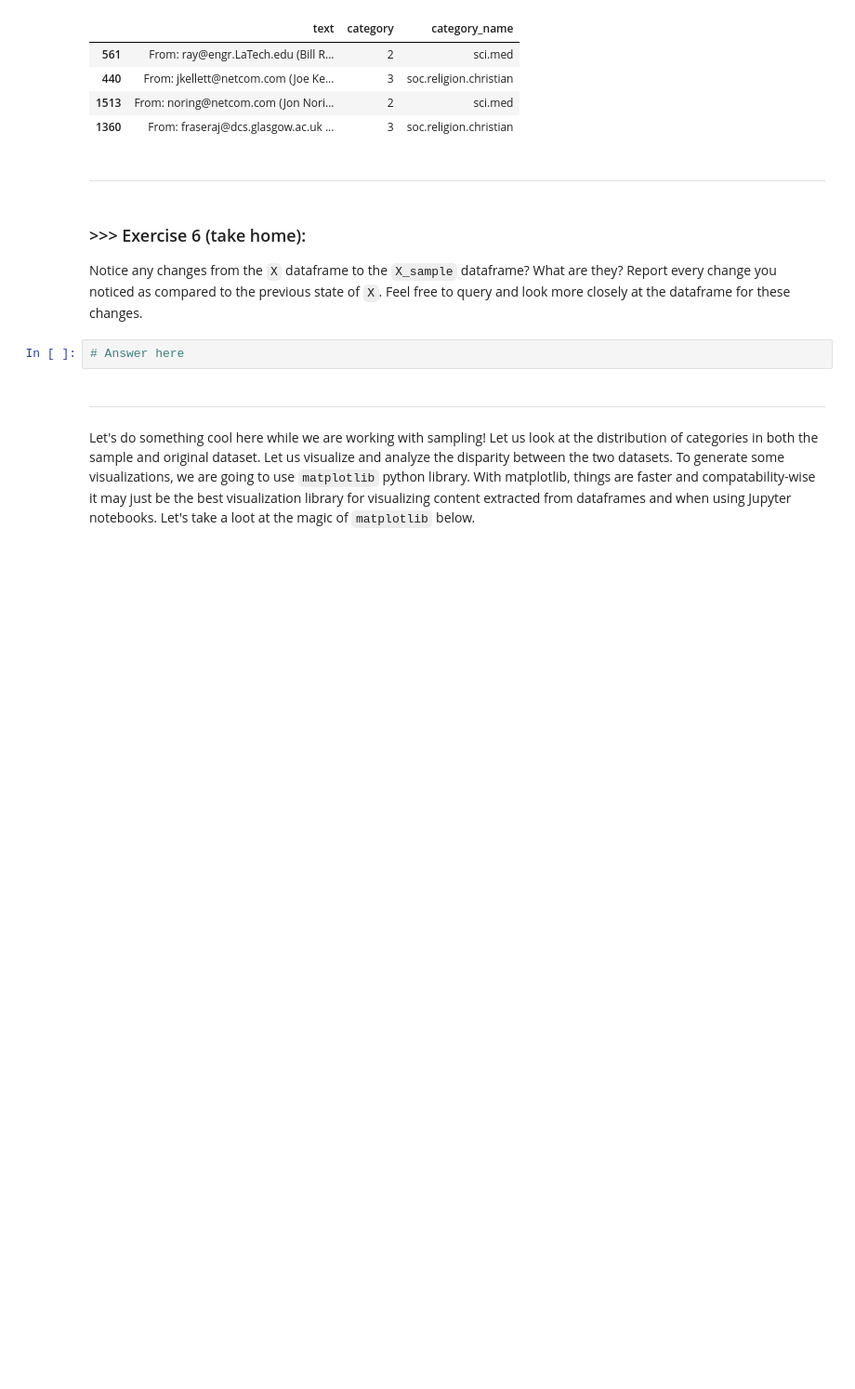
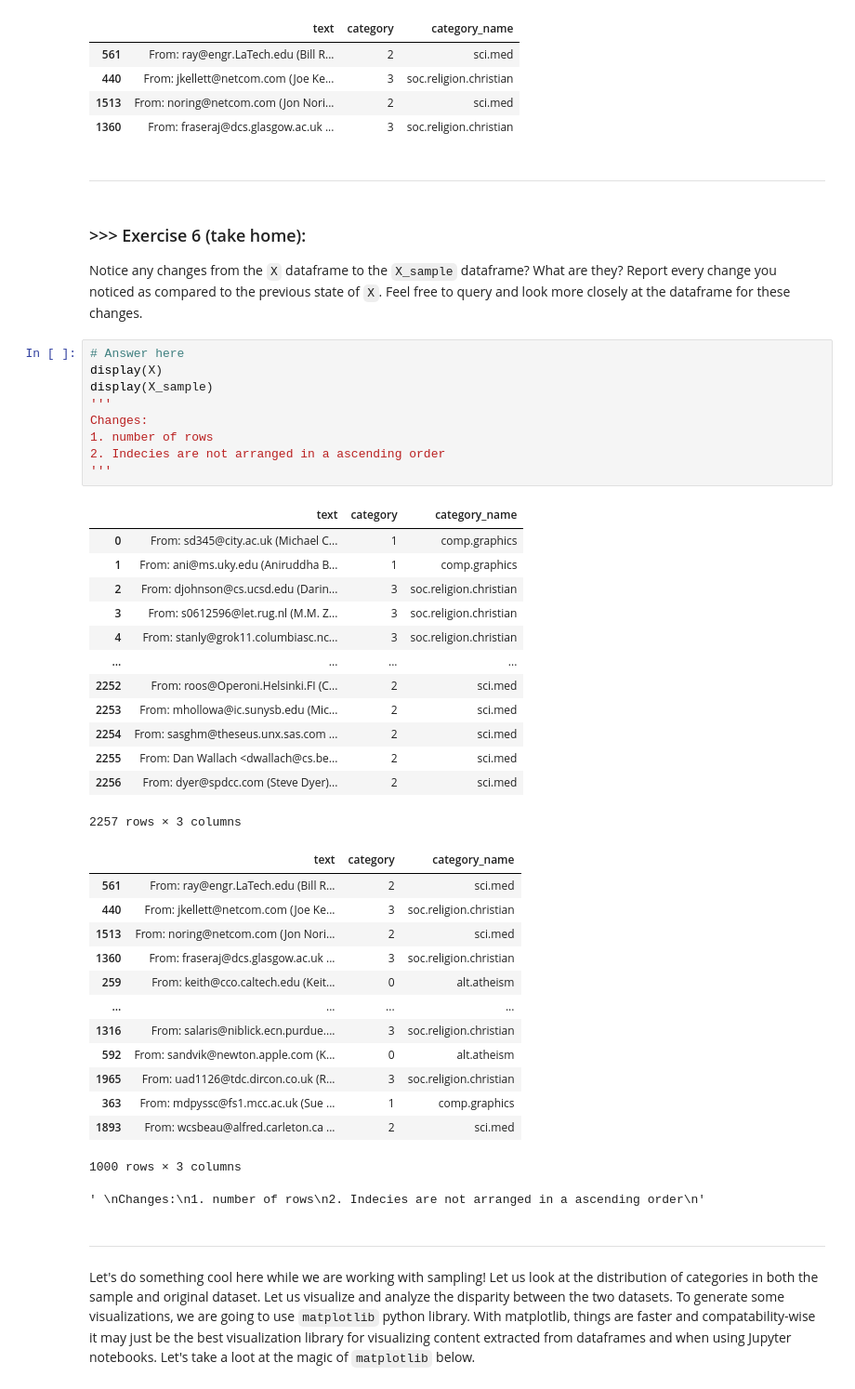
Before and after one commit to Henry0517code/DM2023-Lab1-Master, a Jupyter notebook: DM2023-Lab1-Master.ipynb, the cells around one changed output. Shown at 93% size. Saved outputs shown, nothing was run; the diff lists cells and outputs as text; blank space fills up the shorter version.

```diff
--- a/DM2023-Lab1-Master.ipynb
+++ b/DM2023-Lab1-Master.ipynb
@@ -705,8 +748,43 @@ X_sample[0:4]
 # %% [markdown]
 ### >>> Exercise 6 (take home):
 Notice any changes from the `X` dataframe to the `X_sample` dataframe? What are they? Report every change you noticed as compared to the previous state of `X`. Feel free to query and look more closely at the dataframe for these changes.
-# %%
-# Answer here
+# %%
+# Answer here
+display(X)
+display(X_sample)
+'''
+Changes:
+1. number of rows
+2. Indecies are not arranged in a ascending order
+'''
+# %% [output]
+|  | text | category | category_name |
+| 0 | From: sd345@city.ac.uk (Michael C... | 1 | comp.graphics |
+| 1 | From: ani@ms.uky.edu (Aniruddha B... | 1 | comp.graphics |
+| 2 | From: djohnson@cs.ucsd.edu (Darin... | 3 | soc.religion.christian |
+| 3 | From: s0612596@let.rug.nl (M.M. Z... | 3 | soc.religion.christian |
+| 4 | From: stanly@grok11.columbiasc.nc... | 3 | soc.religion.christian |
+| ... | ... | ... | ... |
+| 2252 | From: roos@Operoni.Helsinki.FI (C... | 2 | sci.med |
+| 2253 | From: mhollowa@ic.sunysb.edu (Mic... | 2 | sci.med |
+| 2254 | From: sasghm@theseus.unx.sas.com ... | 2 | sci.med |
+| 2255 | From: Dan Wallach <dwallach@cs.be... | 2 | sci.med |
+| 2256 | From: dyer@spdcc.com (Steve Dyer)... | 2 | sci.med |
+2257 rows × 3 columns
+|  | text | category | category_name |
+| 561 | From: ray@engr.LaTech.edu (Bill R... | 2 | sci.med |
+| 440 | From: jkellett@netcom.com (Joe Ke... | 3 | soc.religion.christian |
+| 1513 | From: noring@netcom.com (Jon Nori... | 2 | sci.med |
+| 1360 | From: fraseraj@dcs.glasgow.ac.uk ... | 3 | soc.religion.christian |
+| 259 | From: keith@cco.caltech.edu (Keit... | 0 | alt.atheism |
+| ... | ... | ... | ... |
+| 1316 | From: salaris@niblick.ecn.purdue.... | 3 | soc.religion.christian |
+| 592 | From: sandvik@newton.apple.com (K... | 0 | alt.atheism |
+| 1965 | From: uad1126@tdc.dircon.co.uk (R... | 3 | soc.religion.christian |
+| 363 | From: mdpyssc@fs1.mcc.ac.uk (Sue ... | 1 | comp.graphics |
+| 1893 | From: wcsbeau@alfred.carleton.ca ... | 2 | sci.med |
+1000 rows × 3 columns
+' \nChanges:\n1. number of rows\n2. Indecies are not arranged in a ascending order\n'
 # %% [markdown]
 ---
 # %% [markdown]
```
Also changed, not shown: parts of 47 cells of this notebook, 1 other file.
